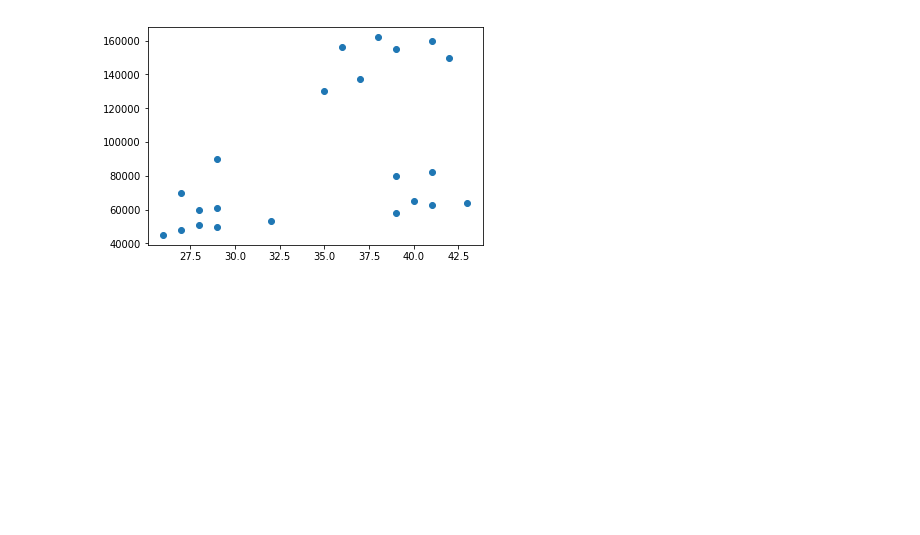
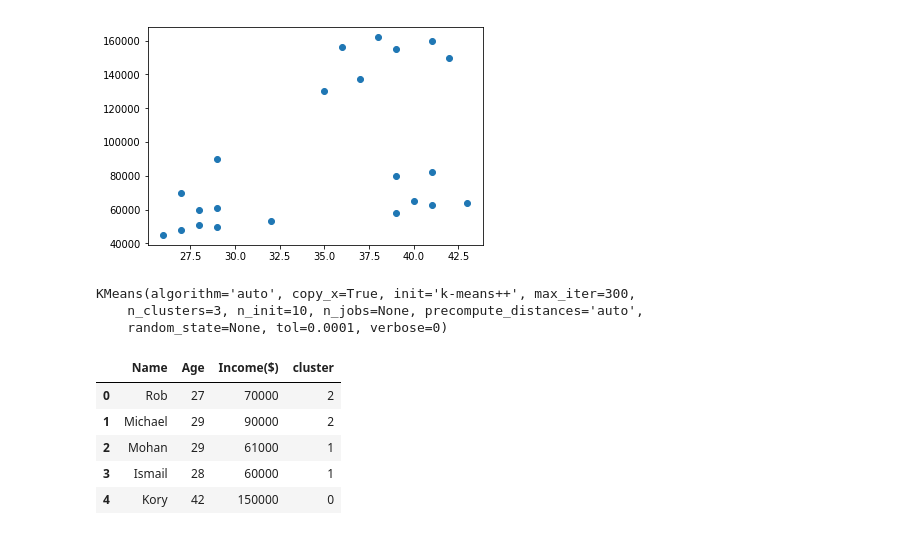
Before and after one commit to AmeyMohite12/K-means, a Jupyter notebook: K means.ipynb, the cells around one changed output. Drawn from its saved outputs; the diff is of its cells as text; code cells hidden in the pictures; blank space fills up the shorter version.

```diff
--- a/K means.ipynb
+++ b/K means.ipynb
@@ -22,3 +22,13 @@ plt.scatter(df['Age'],df['Income($)'])
 # %% [output]
 <matplotlib.collections.PathCollection at 0x...>
 [figure]
+# %%
+'''
+Apparent that three clusters exist.
+'''
+km = KMeans(n_clusters=3)
+km
+# %% [output]
+KMeans(algorithm='auto', copy_x=True, init='k-means++', max_iter=300,
+    n_clusters=3, n_init=10, n_jobs=None, precompute_distances='auto',
+    random_state=None, tol=0.0001, verbose=0)
@@ -24,0 +40,11 @@ plt.scatter(df['Age'],df['Income($)'])
+# %%
+#Gives you labels on all the data sets
+df["cluster"] = y_predicted
+df.head()
+# %% [output]
+|  | Name | Age | Income($) | cluster |
+| 0 | Rob | 27 | 70000 | 2 |
+| 1 | Michael | 29 | 90000 | 2 |
+| 2 | Mohan | 29 | 61000 | 1 |
+| 3 | Ismail | 28 | 60000 | 1 |
+| 4 | Kory | 42 | 150000 | 0 |
```
Also changed, not shown: parts of 4 cells of this notebook.
